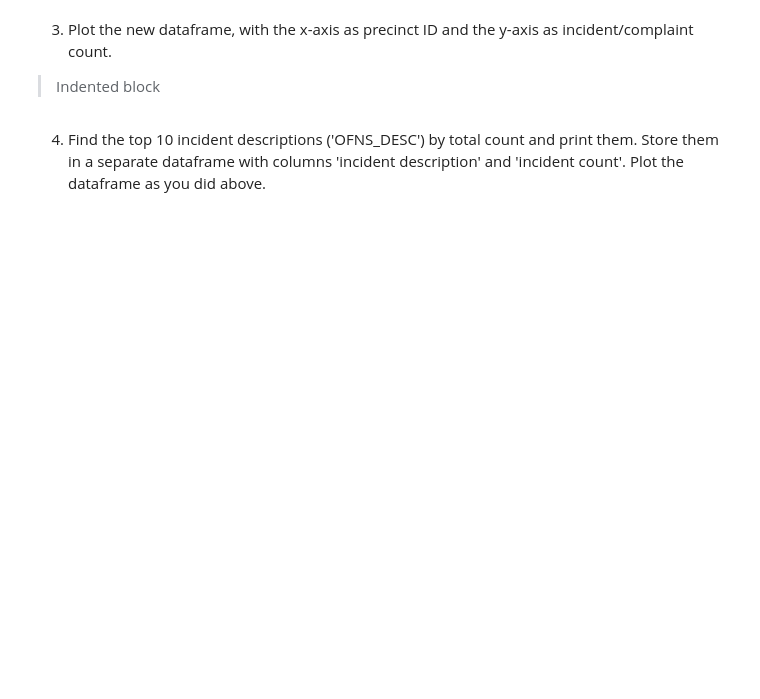
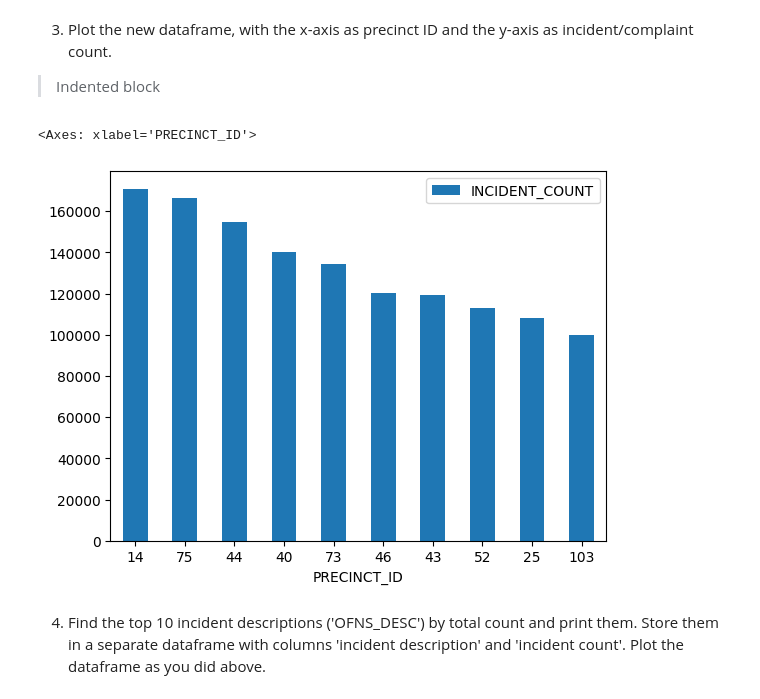
Before and after one commit to BrennanStopnik/401_work, a Jupyter notebook: 6_27.ipynb, the cells around one changed output. Saved outputs shown, nothing was run; the diff lists cells and outputs as text; code cells hidden in the pictures; blank space fills up the shorter version.

````diff
--- a/6_27.ipynb
+++ b/6_27.ipynb
@@ -176,3 +176,8 @@ memory usage: 27.9+ MB
 3) Plot the new dataframe, with the x-axis as precinct ID and the y-axis as incident/complaint count. <br>
 4) Find the top 10 incident descriptions
 ('OFNS_DESC') by total count and print them. Store them in a separate dataframe with columns 'incident description' and 'incident count'. Plot the dataframe as you did above.
+# %%
+# 1) Find the incident count of the top 10 precincts ('ARREST_PRECINCT' is the precinct ID where the incident occurred)
+
+top10 = data['ARREST_PRECINCT'].value_counts().head(10)
+top10
@@ -184,3 +202,11 @@ memory usage: 27.9+ MB
 ```
 
 2) Store the top 10 precincts into a new dataframe with the precinct ID as an int column and the incident count as  another int column.
+# %%
+# 2) Store the top 10 precincts into a new dataframe with the precinct ID as an int column and the incident count as  another int column.
+
+top10 = top10.reset_index()
+top10.columns = ['PRECINCT_ID', 'INCIDENT_COUNT']
+top10['PRECINCT_ID'] = top10['PRECINCT_ID'].astype(int)
+top10['INCIDENT_COUNT'] = top10['INCIDENT_COUNT'].astype(int)
+top10
@@ -188,6 +226,13 @@ memory usage: 27.9+ MB
 3) Plot the new dataframe, with the x-axis as precinct ID and the y-axis as incident/complaint count.
 
 > Indented block
+# %%
+# 3) Plot the new dataframe, with the x-axis as precinct ID and the y-axis as incident/complaint count.
+
+top10.plot.bar(x='PRECINCT_ID', y='INCIDENT_COUNT', rot=0)
+# %% [output]
+<Axes: xlabel='PRECINCT_ID'>
+[figure, added]
 # %% [markdown]
 4) Find the top 10 incident descriptions
 ('OFNS_DESC') by total count and print them. Store them in a separate dataframe with columns 'incident description' and 'incident count'. Plot the dataframe as you did above.
````
Also changed, not shown: parts of 23 cells of this notebook, 4 other files.
